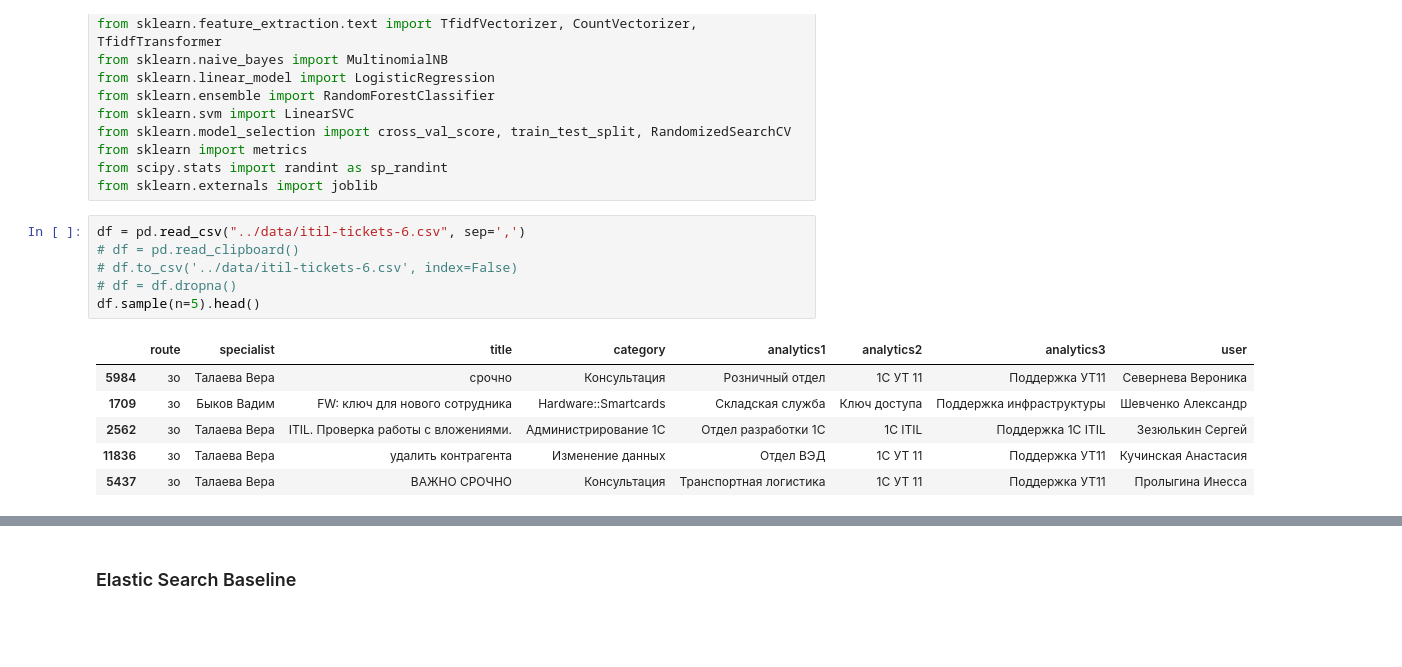
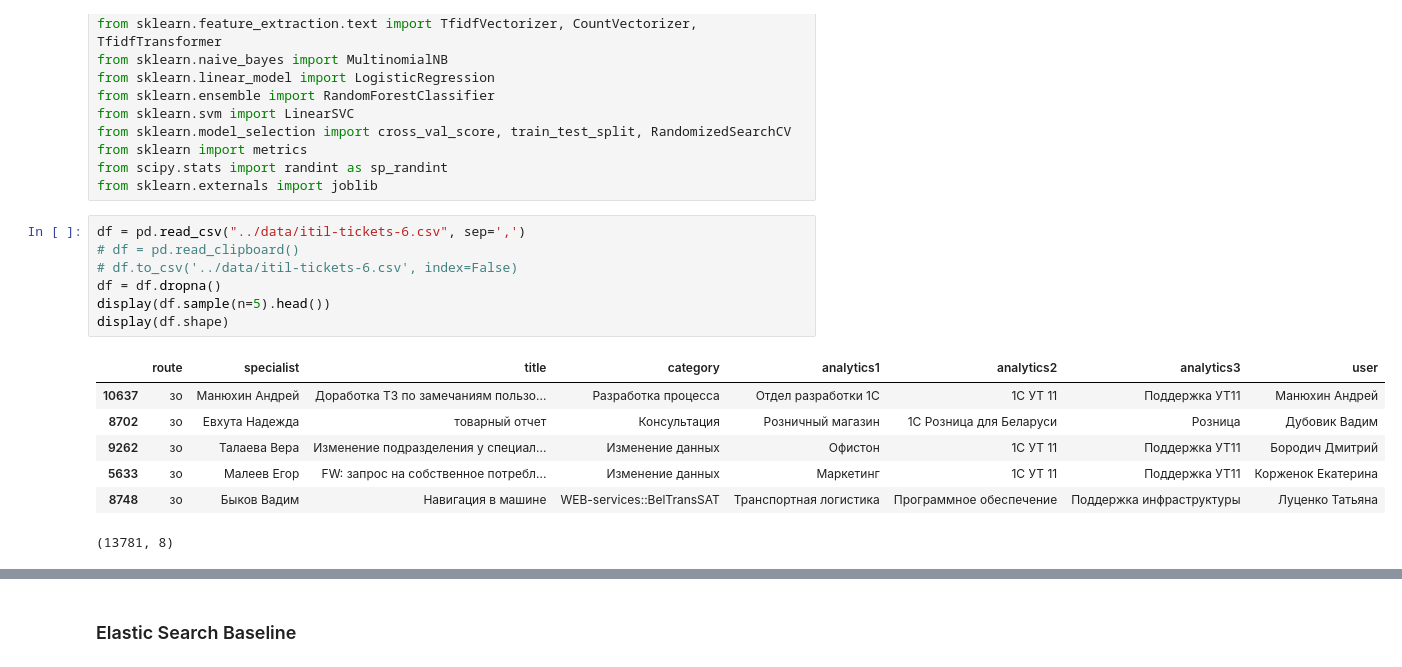
Before and after one commit to Okbps/itil-flask, a Jupyter notebook: notebooks/itil-classifier-2.ipynb, the cells around one changed output, grey strips where cells are left out. Drawn from its saved outputs; the diff is of its cells as text; blank space fills up the shorter version.

```diff
--- a/notebooks/itil-classifier-2.ipynb
+++ b/notebooks/itil-classifier-2.ipynb
@@ -31,13 +31,15 @@ from sklearn.externals import joblib
 # %%
 df = pd.read_csv("../data/itil-tickets-6.csv", sep=',')
 # df = pd.read_clipboard()
 # df.to_csv('../data/itil-tickets-6.csv', index=False)
-# df = df.dropna()
-df.sample(n=5).head()
+df = df.dropna()
+display(df.sample(n=5).head())
+display(df.shape)
 # %% [output]
 |  | route | specialist | title | category | analytics1 | analytics2 | analytics3 | user |
-| 5984 | зо | Талаева Вера | срочно | Консультация | Розничный отдел | 1С УТ 11 | Поддержка УТ11 | Севернева Вероника |
-| 1709 | зо | Быков Вадим | FW: ключ для нового сотрудника | Hardware::Smartcards | Складская служба | Ключ доступа | Поддержка инфраструктуры | Шевченко Александр |
-| 2562 | зо | Талаева Вера | ITIL. Проверка работы с вложениями. | Администрирование 1С | Отдел разработки 1С | 1С ITIL | Поддержка 1C ITIL | Зезюлькин Сергей |
-| 11836 | зо | Талаева Вера | удалить контрагента | Изменение данных | Отдел ВЭД | 1С УТ 11 | Поддержка УТ11 | Кучинская Анастасия |
-| 5437 | зо | Талаева Вера | ВАЖНО СРОЧНО | Консультация | Транспортная логистика | 1С УТ 11 | Поддержка УТ11 | Пролыгина Инесса |
+| 10637 | зо | Манюхин Андрей | Доработка ТЗ по замечаниям пользо... | Разработка процесса | Отдел разработки 1С | 1С УТ 11 | Поддержка УТ11 | Манюхин Андрей |
+| 8702 | зо | Евхута Надежда | товарный отчет | Консультация | Розничный магазин | 1С Розница для Беларуси | Розница | Дубовик Вадим |
+| 9262 | зо | Талаева Вера | Изменение подразделения у специал... | Изменение данных | Офистон | 1С УТ 11 | Поддержка УТ11 | Бородич Дмитрий |
+| 5633 | зо | Малеев Егор | FW: запрос на собственное потребл... | Изменение данных | Маркетинг | 1С УТ 11 | Поддержка УТ11 | Корженок Екатерина |
+| 8748 | зо | Быков Вадим | Навигация в машине | WEB-services::BelTransSAT | Транспортная логистика | Программное обеспечение | Поддержка инфраструктуры | Луценко Татьяна |
+(13781, 8)
```
Also changed, not shown: parts of 21 cells of this notebook, 1 other file.
